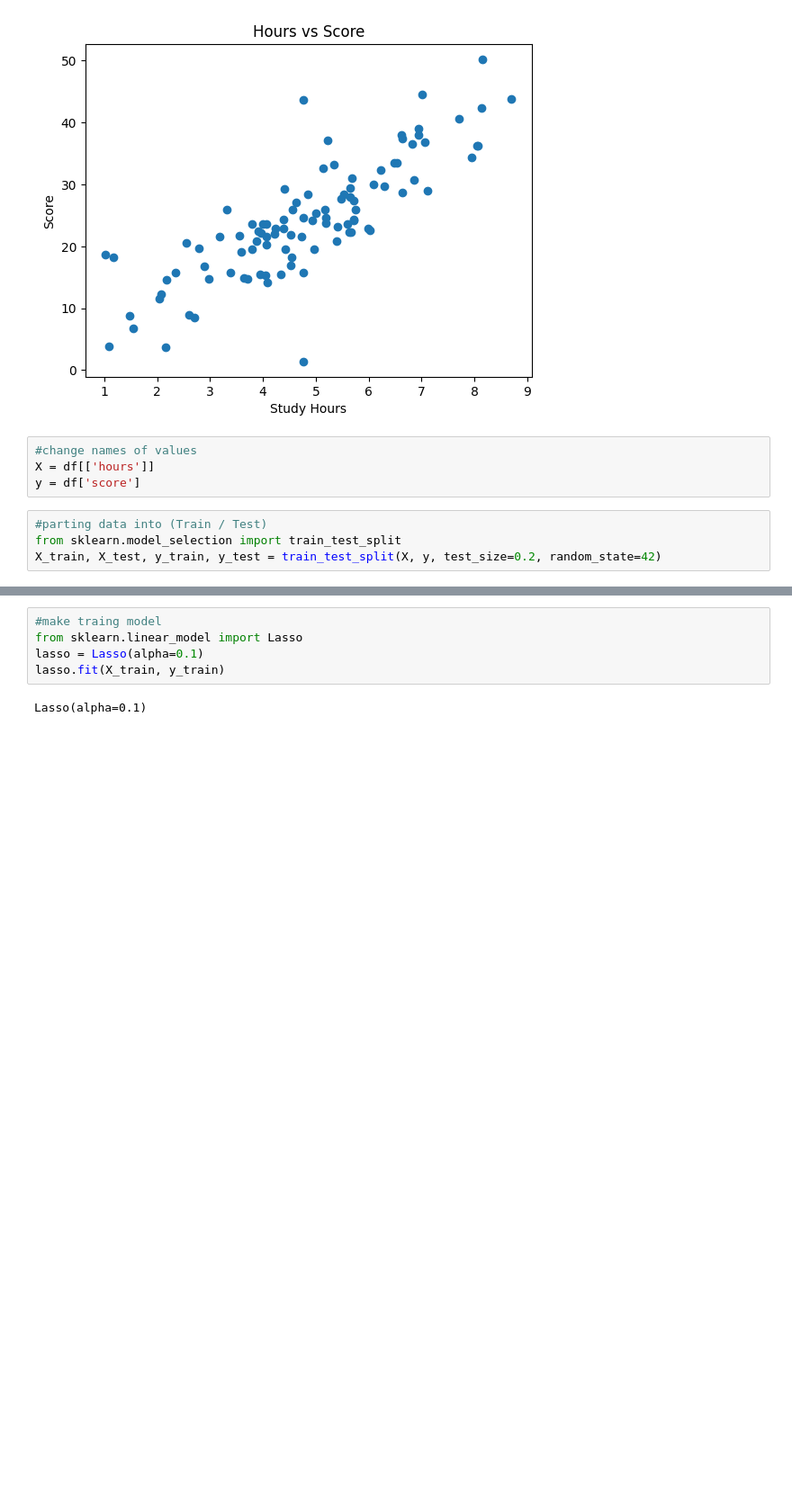
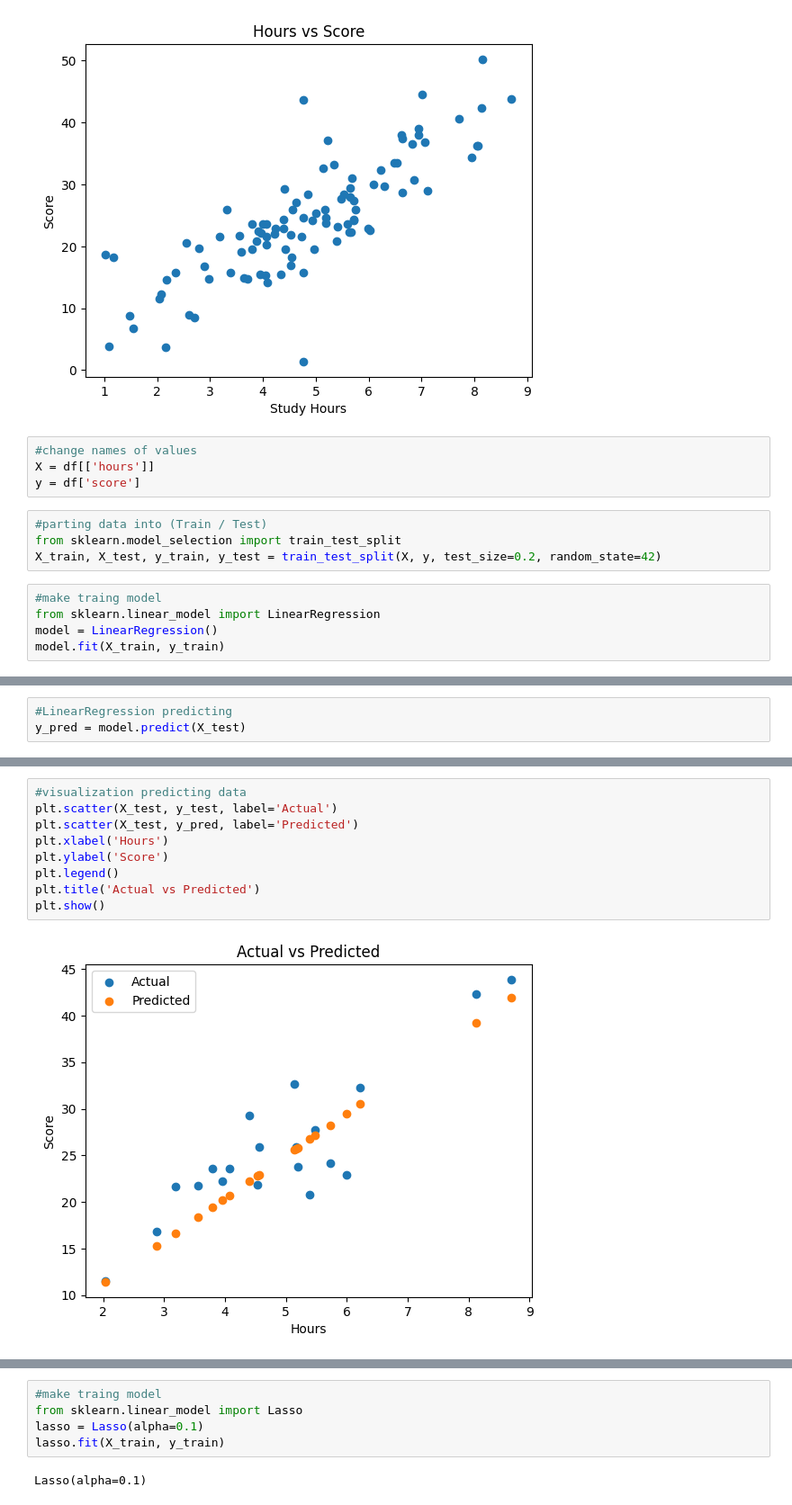
Before and after one commit to ramezhassan74/preadicting-score-of-students-task, a Jupyter notebook: students_score_task.ipynb, the cells around one changed output, grey strips where cells are left out. Shown at 90% size. Drawn from its saved outputs; the diff is of its cells as text; blank space fills up the shorter version.

```diff
--- a/students_score_task.ipynb
+++ b/students_score_task.ipynb
@@ -112,3 +112,8 @@ y = df['score']
 #parting data into (Train / Test)
 from sklearn.model_selection import train_test_split
 X_train, X_test, y_train, y_test = train_test_split(X, y, test_size=0.2, random_state=42)
+# %%
+#make traing model
+from sklearn.linear_model import LinearRegression
+model = LinearRegression()
+model.fit(X_train, y_train)
@@ -114,0 +129,3 @@ X_train, X_test, y_train, y_test = train_test_split(X, y, test_size=0.2, random_
+# %%
+#LinearRegression predicting
+y_pred = model.predict(X_test)
@@ -114,0 +143,11 @@ X_train, X_test, y_train, y_test = train_test_split(X, y, test_size=0.2, random_
+# %%
+#visualization predicting data
+plt.scatter(X_test, y_test, label='Actual')
+plt.scatter(X_test, y_pred, label='Predicted')
+plt.xlabel('Hours')
+plt.ylabel('Score')
+plt.legend()
+plt.title('Actual vs Predicted')
+plt.show()
+# %% [output]
+[figure, added]
```
Also changed, not shown: parts of 4 cells of this notebook.
